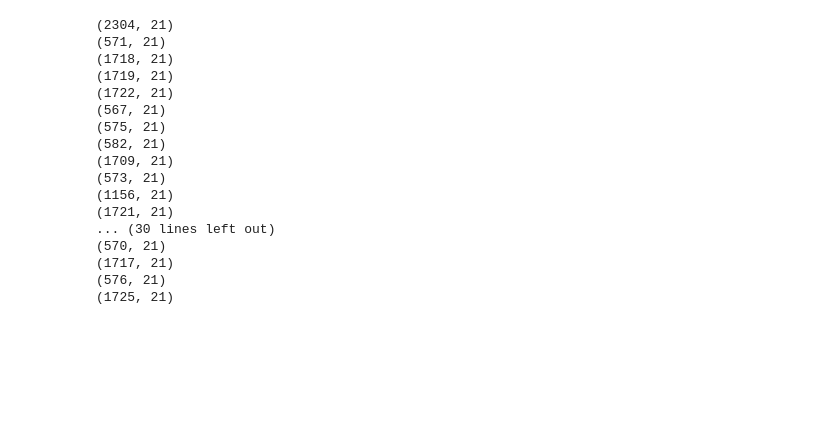
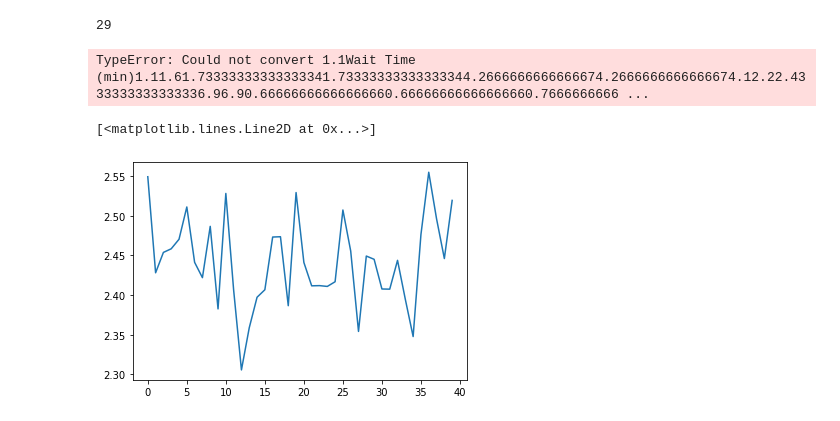
Before and after one commit to CityScope/VehicleClustering, a Jupyter notebook: CS_CityScope_GAMA/postprocessing/num-sims.ipynb, the cells around one changed output. Cells and saved outputs as stored; diff of their text form; code cells hidden in the pictures; blank space fills up the shorter version.

```diff
--- a/CS_CityScope_GAMA/postprocessing/num-sims.ipynb
+++ b/CS_CityScope_GAMA/postprocessing/num-sims.ipynb
@@ -11,27 +12,20 @@ if True: #Load all csv files in directory and concat just once
 
     #Bike trips
     bike_filenames =[i for i in glob.glob('people_trips_*.{}'.format(extension))]
+# %%
+num_sims=len(bike_filenames)
+print(num_sims)
+# %% [output]
+29
+# %%
+averages=np.zeros(num_sims)
 # %%
+i=0
 for file in bike_filenames:
     file_df = pd.read_csv(file)
-    print(file_df.shape)
-    #file_df['Wait Time (min)']= pd.to_numeric(file_df['Wait Time (min)'],errors='ignore')
+    #print(file_df.shape)
     #print(file_df['Wait Time (min)'].mean())
+    averages[i] = file_df['Wait Time (min)'].mean()
+    i=i+1
 # %% [output]
-(2304, 21)
-(571, 21)
-(1718, 21)
-(1719, 21)
-(1722, 21)
-(567, 21)
-(575, 21)
-(582, 21)
-(1709, 21)
-(573, 21)
-(1156, 21)
-(1721, 21)
-... (30 lines left out)
-(570, 21)
-(1717, 21)
-(576, 21)
-(1725, 21)
+TypeError: Could not convert 1.1Wait Time (min)1.11.61.73333333333333341.73333333333333344.2666666666666674.2666666666666674.12.22.4333333333333336.96.90.66666666666666660.66666666666666660.7666666666 ...
@@ -37,0 +40,6 @@ for file in bike_filenames:
+# %%
+x= np.arange(0,num_sims)
+plt.plot(x,averages)
+# %% [output]
+[<matplotlib.lines.Line2D at 0x...>]
+[figure, added]
```
Also changed, not shown: parts of 11 cells of this notebook.
